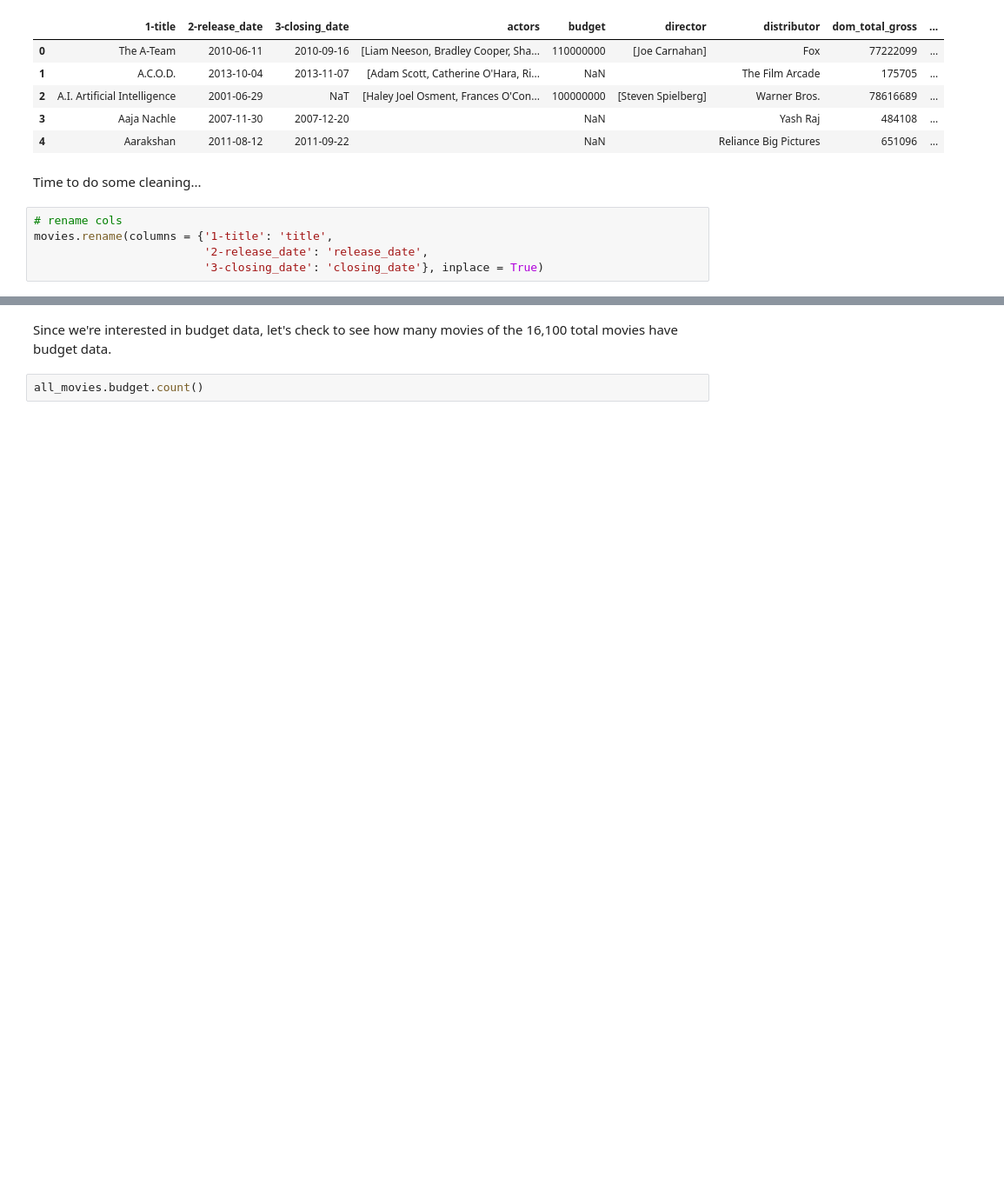
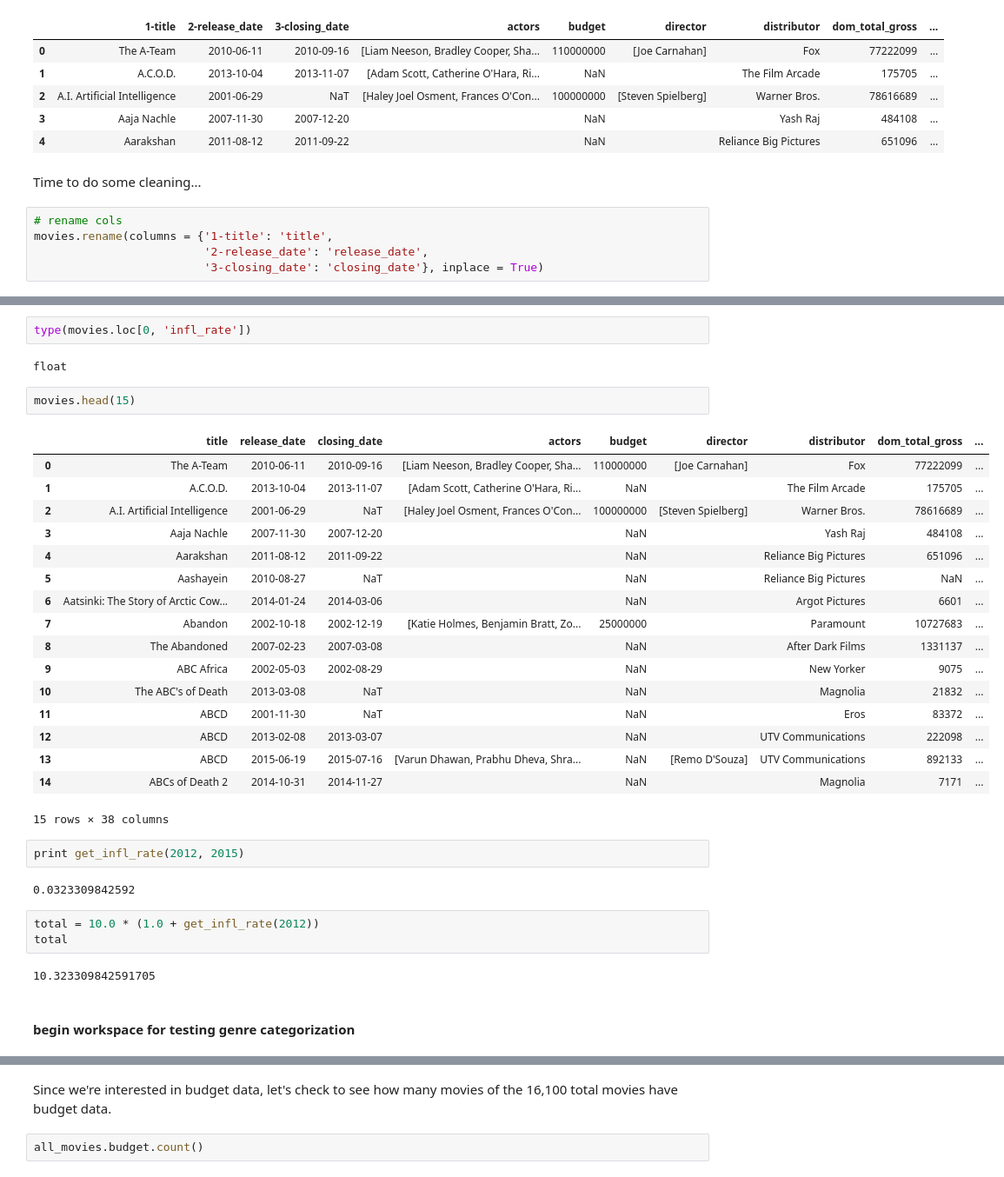
Before and after one commit to dianalam/movie-predictor, a Jupyter notebook: luther-analysis.ipynb, the cells around one changed output, grey strips where cells are left out. Shown at 87% size. Drawn from its saved outputs; the diff is of its cells as text; blank space fills up the shorter version.

```diff
--- a/luther-analysis.ipynb
+++ b/luther-analysis.ipynb
@@ -122,0 +265,35 @@ movies.head(20)
+# %%
+type(movies.loc[0, 'infl_rate'])
+# %% [output]
+float
+# %%
+movies.head(15)
+# %% [output]
+|  | title | release_date | closing_date | actors | budget | director | distributor | dom_total_gross | ... |
+| 0 | The A-Team | 2010-06-11 | 2010-09-16 | [Liam Neeson, Bradley Cooper, Sha... | 110000000 | [Joe Carnahan] | Fox | 77222099 | ... |
+| 1 | A.C.O.D. | 2013-10-04 | 2013-11-07 | [Adam Scott, Catherine O'Hara, Ri... | NaN |  | The Film Arcade | 175705 | ... |
+| 2 | A.I. Artificial Intelligence | 2001-06-29 | NaT | [Haley Joel Osment, Frances O'Con... | 100000000 | [Steven Spielberg] | Warner Bros. | 78616689 | ... |
+| 3 | Aaja Nachle | 2007-11-30 | 2007-12-20 |  | NaN |  | Yash Raj | 484108 | ... |
+| 4 | Aarakshan | 2011-08-12 | 2011-09-22 |  | NaN |  | Reliance Big Pictures | 651096 | ... |
+| 5 | Aashayein | 2010-08-27 | NaT |  | NaN |  | Reliance Big Pictures | NaN | ... |
+| 6 | Aatsinki: The Story of Arctic Cow... | 2014-01-24 | 2014-03-06 |  | NaN |  | Argot Pictures | 6601 | ... |
+| 7 | Abandon | 2002-10-18 | 2002-12-19 | [Katie Holmes, Benjamin Bratt, Zo... | 25000000 |  | Paramount | 10727683 | ... |
+| 8 | The Abandoned | 2007-02-23 | 2007-03-08 |  | NaN |  | After Dark Films | 1331137 | ... |
+| 9 | ABC Africa | 2002-05-03 | 2002-08-29 |  | NaN |  | New Yorker | 9075 | ... |
+| 10 | The ABC's of Death | 2013-03-08 | NaT |  | NaN |  | Magnolia | 21832 | ... |
+| 11 | ABCD | 2001-11-30 | NaT |  | NaN |  | Eros | 83372 | ... |
+| 12 | ABCD | 2013-02-08 | 2013-03-07 |  | NaN |  | UTV Communications | 222098 | ... |
+| 13 | ABCD | 2015-06-19 | 2015-07-16 | [Varun Dhawan, Prabhu Dheva, Shra... | NaN | [Remo D'Souza] | UTV Communications | 892133 | ... |
+| 14 | ABCs of Death 2 | 2014-10-31 | 2014-11-27 |  | NaN |  | Magnolia | 7171 | ... |
+15 rows × 38 columns
+# %%
+print get_infl_rate(2012, 2015)
+# %% [output]
+0.0323309842592
+# %%
+total = 10.0 * (1.0 + get_infl_rate(2012))
+total
+# %% [output]
+10.323309842591705
+# %% [markdown]
+#### begin workspace for testing genre categorization
```
Also changed, not shown: parts of 27 cells of this notebook, 1 other file.
